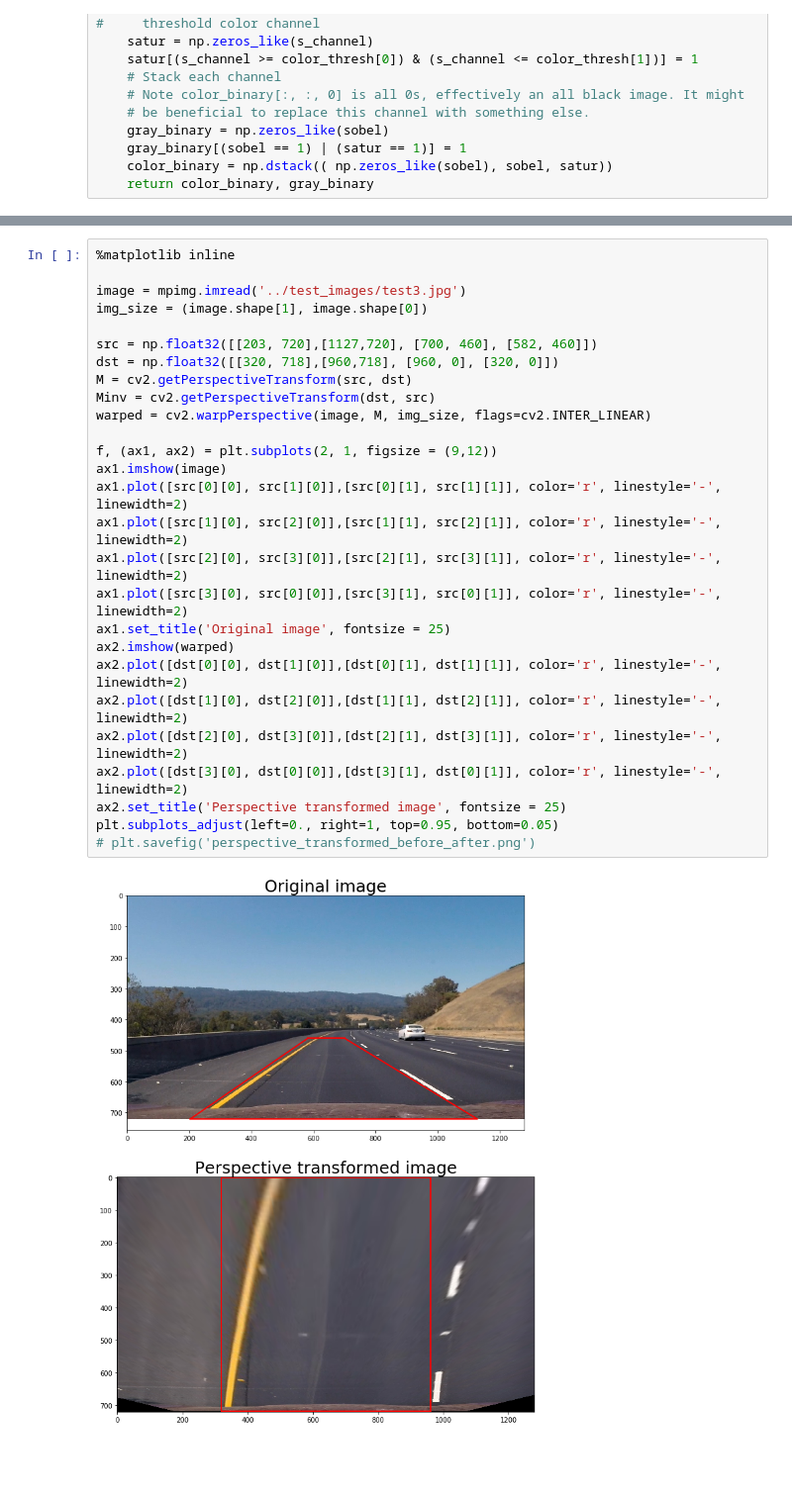
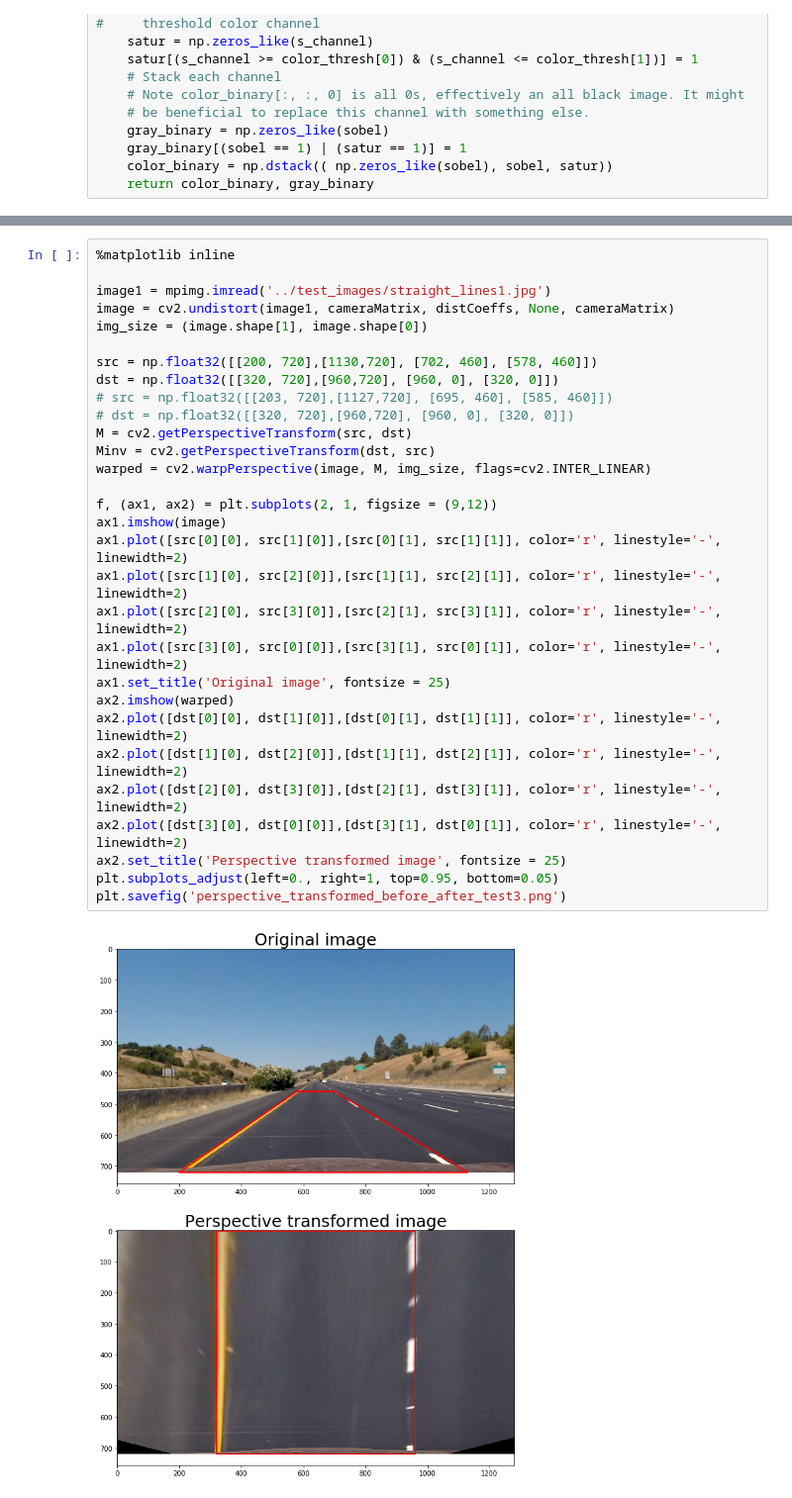
Before and after one commit to patricksu/CarND-Advanced-Lane-Lines, a Jupyter notebook: examples/example.ipynb, the cells around one changed output, grey strips where cells are left out. Shown at 99% size. Cells and saved outputs as stored; diff of their text form; blank space fills up the shorter version.

```diff
--- a/examples/example.ipynb
+++ b/examples/example.ipynb
@@ -202,29 +212,32 @@ plt.savefig('binary_thresholded_test1_before_after.png')
 # %%
 %matplotlib inline
 
-image = mpimg.imread('../test_images/test3.jpg')
+image1 = mpimg.imread('../test_images/straight_lines1.jpg')
+image = cv2.undistort(image1, cameraMatrix, distCoeffs, None, cameraMatrix)
 img_size = (image.shape[1], image.shape[0])
 
-src = np.float32([[203, 720],[1127,720], [700, 460], [582, 460]])
-dst = np.float32([[320, 718],[960,718], [960, 0], [320, 0]])
+src = np.float32([[200, 720],[1130,720], [702, 460], [578, 460]])
+dst = np.float32([[320, 720],[960,720], [960, 0], [320, 0]])
+# src = np.float32([[203, 720],[1127,720], [695, 460], [585, 460]])
+# dst = np.float32([[320, 720],[960,720], [960, 0], [320, 0]])
 M = cv2.getPerspectiveTransform(src, dst)
 Minv = cv2.getPerspectiveTransform(dst, src)
 warped = cv2.warpPerspective(image, M, img_size, flags=cv2.INTER_LINEAR)
 
 f, (ax1, ax2) = plt.subplots(2, 1, figsize = (9,12))
 ax1.imshow(image)
 ax1.plot([src[0][0], src[1][0]],[src[0][1], src[1][1]], color='r', linestyle='-', linewidth=2)
 ax1.plot([src[1][0], src[2][0]],[src[1][1], src[2][1]], color='r', linestyle='-', linewidth=2)
 ax1.plot([src[2][0], src[3][0]],[src[2][1], src[3][1]], color='r', linestyle='-', linewidth=2)
 ax1.plot([src[3][0], src[0][0]],[src[3][1], src[0][1]], color='r', linestyle='-', linewidth=2)
 ax1.set_title('Original image', fontsize = 25)
 ax2.imshow(warped)
 ax2.plot([dst[0][0], dst[1][0]],[dst[0][1], dst[1][1]], color='r', linestyle='-', linewidth=2)
 ax2.plot([dst[1][0], dst[2][0]],[dst[1][1], dst[2][1]], color='r', linestyle='-', linewidth=2)
 ax2.plot([dst[2][0], dst[3][0]],[dst[2][1], dst[3][1]], color='r', linestyle='-', linewidth=2)
 ax2.plot([dst[3][0], dst[0][0]],[dst[3][1], dst[0][1]], color='r', linestyle='-', linewidth=2)
 ax2.set_title('Perspective transformed image', fontsize = 25)
 plt.subplots_adjust(left=0., right=1, top=0.95, bottom=0.05)
-# plt.savefig('perspective_transformed_before_after.png')
+plt.savefig('perspective_transformed_before_after_test3.png')
 # %% [output]
-[figure, old version]
+[figure, new version]
```
Also changed, not shown: parts of 15 cells of this notebook, 27 other files.
